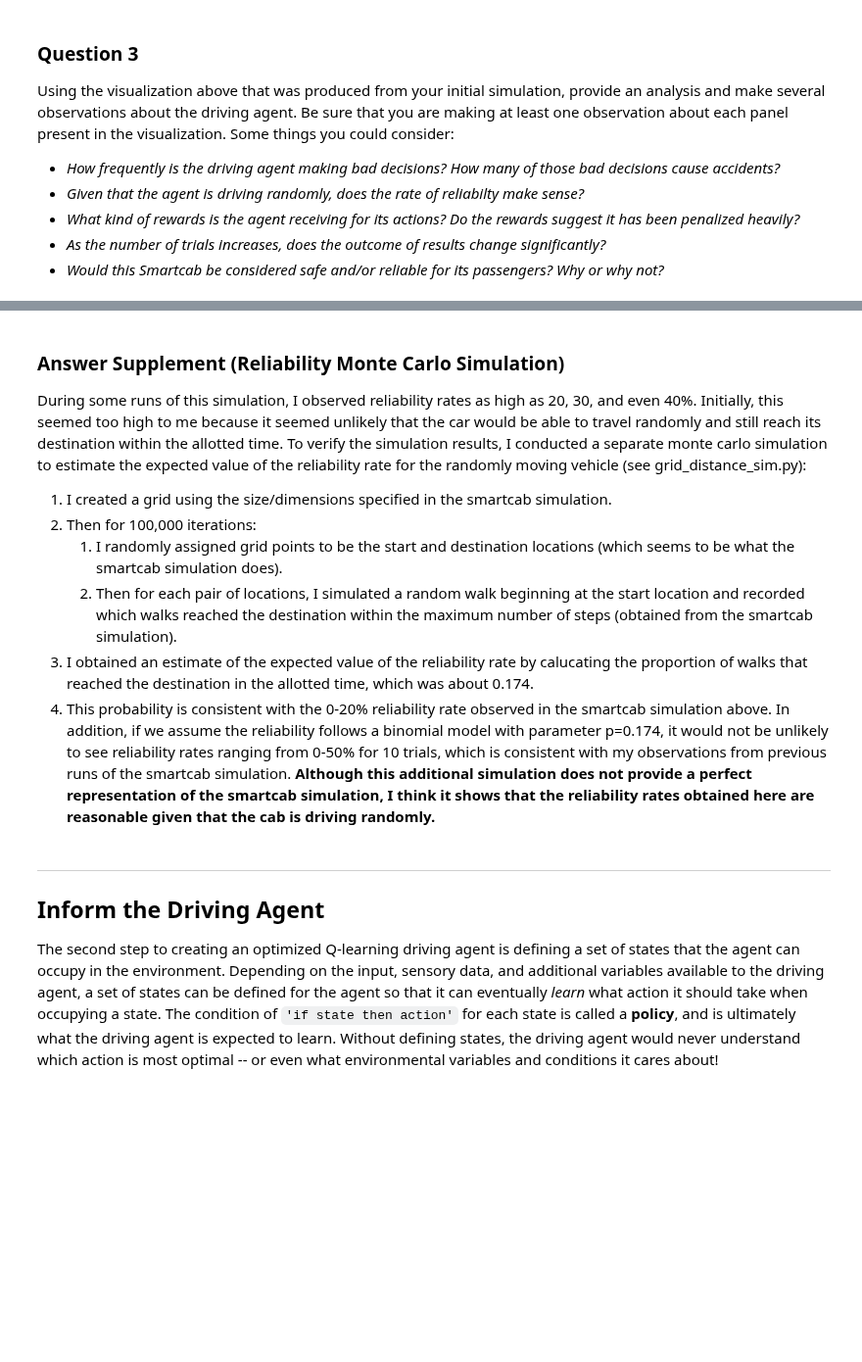
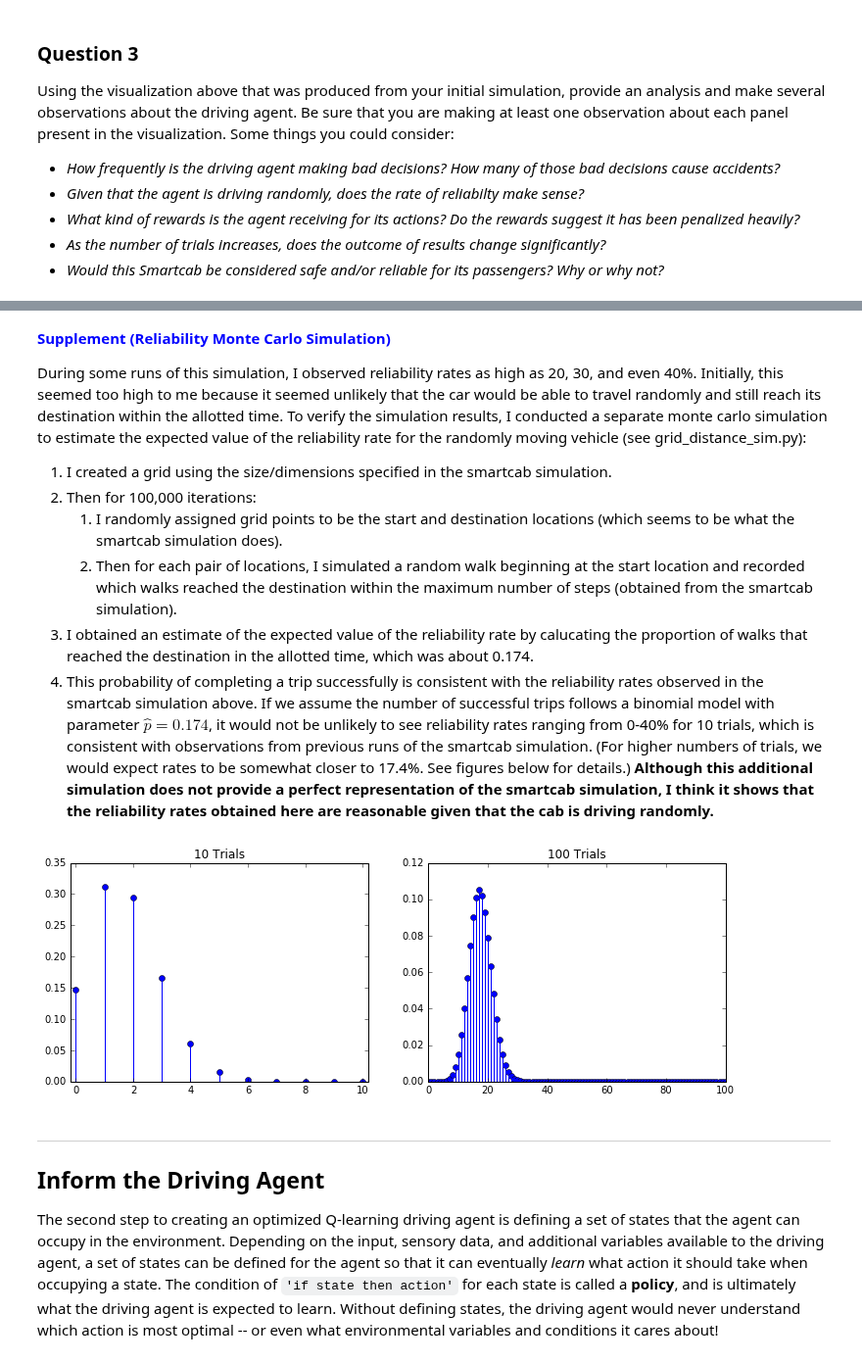
Before and after one commit to alextrickey/smartcab, a Jupyter notebook: smartcab.ipynb, the cells around one changed output, grey strips where cells are left out. Shown at 98% size. Saved outputs shown, nothing was run; the diff lists cells and outputs as text; code cells hidden in the pictures; blank space fills up the shorter version.

Commit message:
feat: Add plots of reliability rate distribution

```diff
--- a/smartcab.ipynb
+++ b/smartcab.ipynb
@@ -138,5 +139,5 @@ Using the visualization above that was produced from your initial simulation, pr
 # %% [markdown]
-### Answer Supplement (Reliability Monte Carlo Simulation)
+<font color='blue'> **Supplement (Reliability Monte Carlo Simulation)** </font>
 
 During some runs of this simulation, I observed reliability rates as high as 20, 30, and even 40%. Initially, this seemed too high to me because it seemed unlikely that the car would be able to travel randomly and still reach its destination within the allotted time. To verify the simulation results, I conducted a separate monte carlo simulation to estimate the expected value of the reliability rate for the randomly moving vehicle (see grid_distance_sim.py):
 1. I created a grid using the size/dimensions specified in the smartcab simulation.
@@ -144,7 +145,32 @@ During some runs of this simulation, I observed reliability rates as high as 20,
     1. I randomly assigned grid points to be the start and destination locations (which seems to be what the smartcab simulation does).
     2. Then for each pair of locations, I simulated a random walk beginning at the start location and recorded which walks reached the destination within the maximum number of steps (obtained from the smartcab simulation).
 3. I obtained an estimate of the expected value of the reliability rate by calucating the proportion of walks that reached the destination in the allotted time, which was about 0.174.
-4. This probability is consistent with the 0-20% reliability rate observed in the smartcab simulation above. In addition, if we assume the reliability follows a binomial model with parameter p=0.174, it would not be unlikely to see reliability rates ranging from 0-50% for 10 trials, which is consistent with my observations from previous runs of the smartcab simulation. **Although this additional simulation does not provide a perfect representation of the smartcab simulation, I think it shows that the reliability rates obtained here are reasonable given that the cab is driving randomly.**
+4. This probability of completing a trip successfully is consistent with the reliability rates observed in the smartcab simulation above. If we assume the number of successful trips follows a binomial model with parameter $ \hat p =0.174 $, it would not be unlikely to see reliability rates ranging from 0-40% for 10 trials, which is consistent with observations from previous runs of the smartcab simulation. (For higher numbers of trials, we would expect rates to be somewhat closer to 17.4%. See figures below for details.) **Although this additional simulation does not provide a perfect representation of the smartcab simulation, I think it shows that the reliability rates obtained here are reasonable given that the cab is driving randomly.**
+# %%
+import scipy, scipy.stats
+import pylab
+
+def plot_binomial(n_trials,p):
+    x = scipy.linspace(0,n_trials,n_trials+1)
+    pmf = scipy.stats.binom.pmf(x,n_trials,p)
+    pylab.stem(x, pmf)
+    pylab.xlim([-0.2,n_trials + 0.2])
+    pylab.title(str(n_trials) + " Trials")
+
+#estimated binomial parameter (i.e proportion of successes expected)
+p = 0.174
+
+pylab.subplots(nrows=1, ncols=2, figsize=(12, 4))
+
+#distribution for 10 trials
+pylab.subplot(1, 2, 1)
+plot_binomial(10,p)
+
+#distribution for 100 trials (more stable estimate)
+pylab.subplot(1, 2, 2)
+plot_binomial(100,p)
+# %% [output]
+[figure, added]
 # %% [markdown]
 -----
 ## Inform the Driving Agent
```
Also changed, not shown: parts of 6 cells of this notebook.
